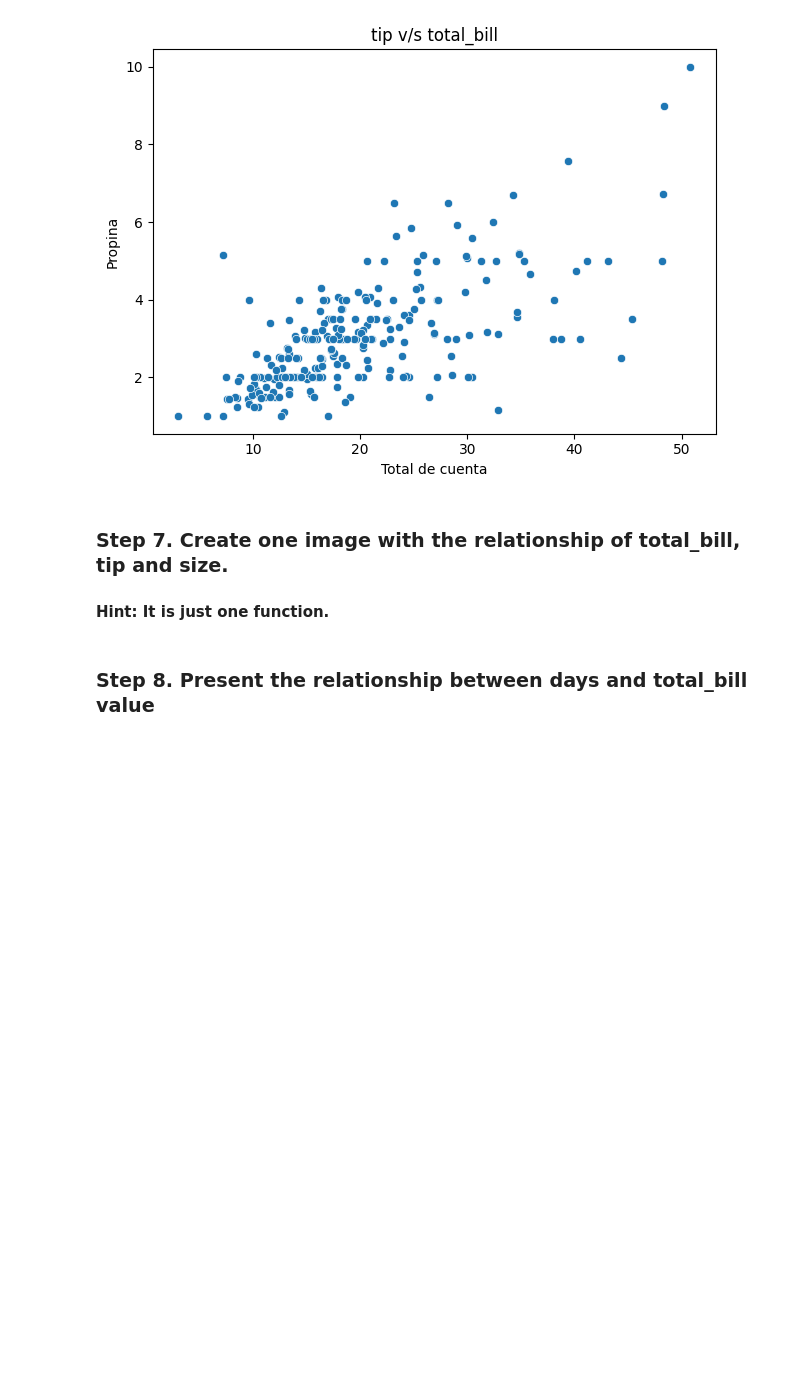
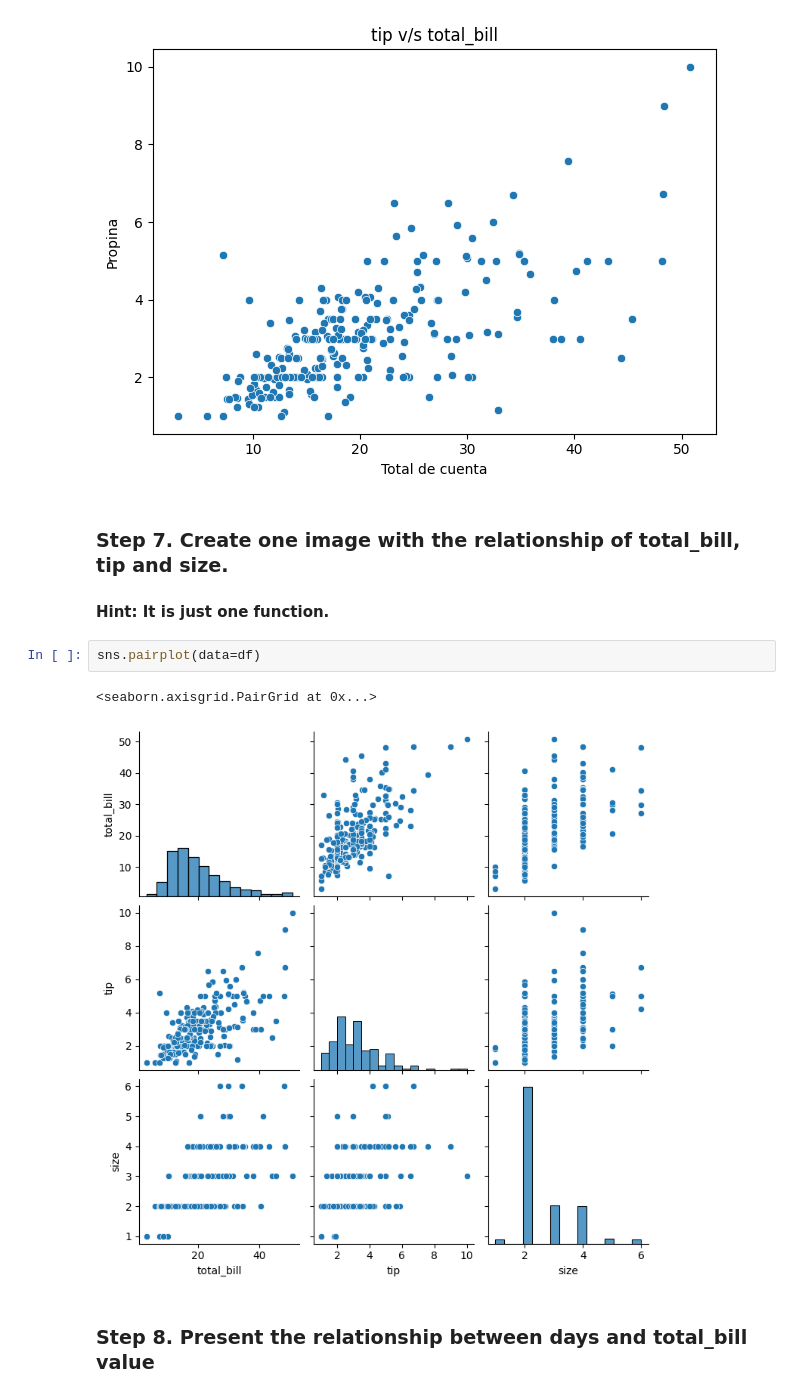
Before and after one commit to LLAES07/pyspark_exercises, a Jupyter notebook: 07_Visualization/Tips/Exercises.ipynb, the cells around one changed output. Saved outputs shown, nothing was run; the diff lists cells and outputs as text; blank space fills up the shorter version.

```diff
--- a/07_Visualization/Tips/Exercises.ipynb
+++ b/07_Visualization/Tips/Exercises.ipynb
@@ -121,6 +121,11 @@ plt.show()
 # %% [markdown]
 ### Step 7.  Create one image with the relationship of total_bill, tip and size.
 #### Hint: It is just one function.
+# %%
+sns.pairplot(data=df)
+# %% [output]
+<seaborn.axisgrid.PairGrid at 0x...>
+[figure, added]
 # %% [markdown]
 ### Step 8. Present the relationship between days and total_bill value
 # %% [markdown]
```
